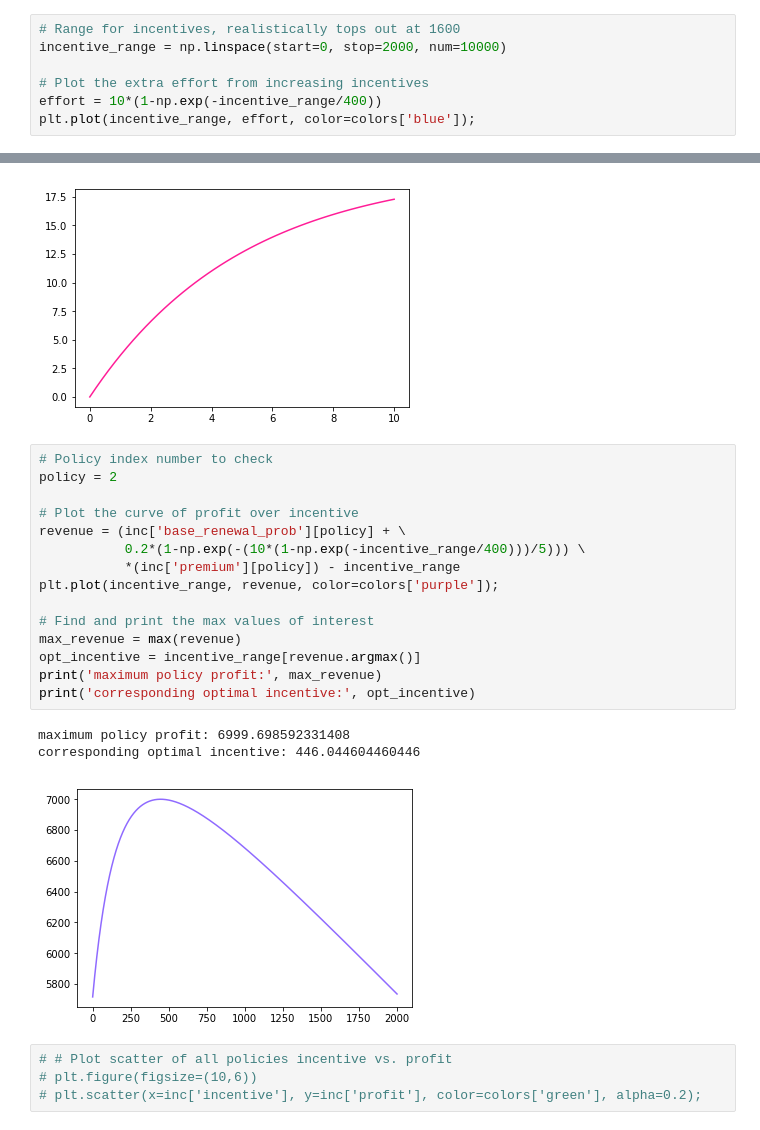
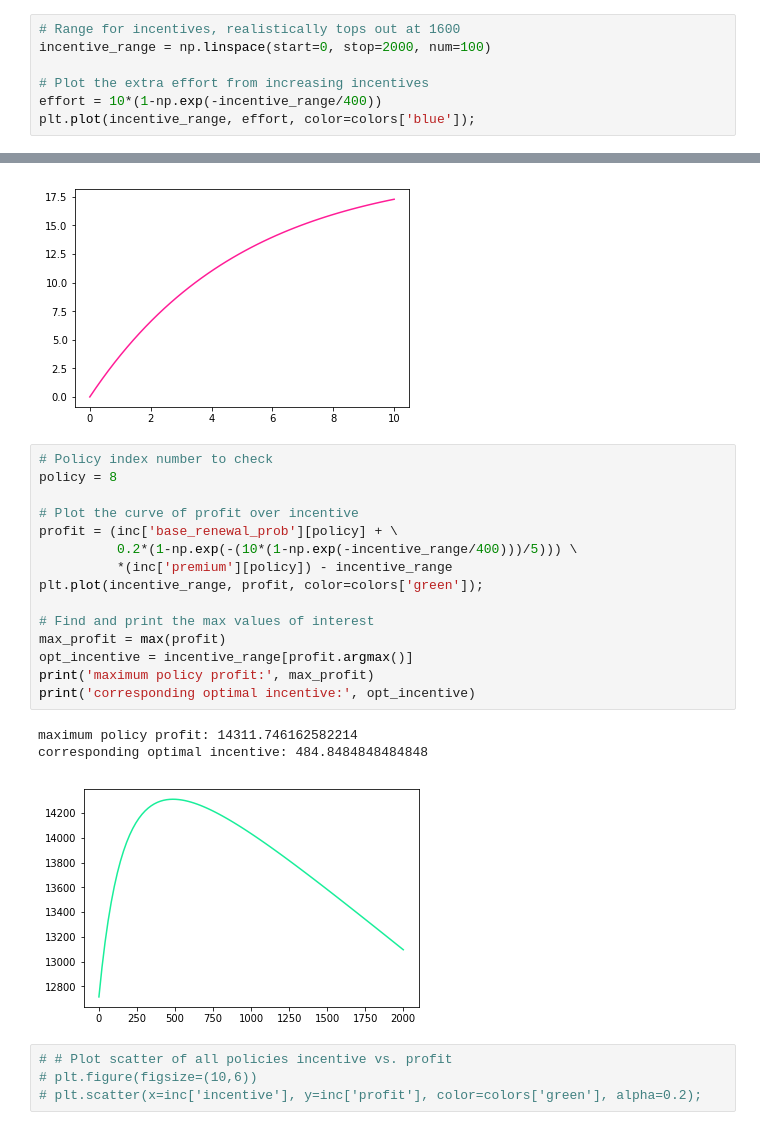
Before and after one commit to dennismattr/mckinsey_hackathon, a Jupyter notebook: mk_hackathon.ipynb, the cells around one changed output, grey strips where cells are left out. Drawn from its saved outputs; the diff is of its cells as text.

Commit message:
updated some charts

```diff
--- a/mk_hackathon.ipynb
+++ b/mk_hackathon.ipynb
@@ -501,7 +501,7 @@ inc.head()
 #### Plots for incentives modeling
 # %%
 # Range for incentives, realistically tops out at 1600
-incentive_range = np.linspace(start=0, stop=2000, num=10000)
+incentive_range = np.linspace(start=0, stop=2000, num=100)
 
 # Plot the extra effort from increasing incentives
 effort = 10*(1-np.exp(-incentive_range/400))
@@ -519,23 +519,23 @@ plt.plot(effort_range, delta_prob, color=colors['pink']);
 [figure]
 # %%
 # Policy index number to check
-policy = 2
+policy = 8
 
 # Plot the curve of profit over incentive
-revenue = (inc['base_renewal_prob'][policy] + \
-           0.2*(1-np.exp(-(10*(1-np.exp(-incentive_range/400)))/5))) \
-           *(inc['premium'][policy]) - incentive_range
-plt.plot(incentive_range, revenue, color=colors['purple']);
+profit = (inc['base_renewal_prob'][policy] + \
+          0.2*(1-np.exp(-(10*(1-np.exp(-incentive_range/400)))/5))) \
+          *(inc['premium'][policy]) - incentive_range
+plt.plot(incentive_range, profit, color=colors['green']);
 
 # Find and print the max values of interest
-max_revenue = max(revenue)
-opt_incentive = incentive_range[revenue.argmax()]
-print('maximum policy profit:', max_revenue)
+max_profit = max(profit)
+opt_incentive = incentive_range[profit.argmax()]
+print('maximum policy profit:', max_profit)
 print('corresponding optimal incentive:', opt_incentive)
 # %% [output]
-maximum policy profit: 6999.698592331408
-corresponding optimal incentive: 446.044604460446
+maximum policy profit: 14311.746162582214
+corresponding optimal incentive: 484.8484848484848
-[figure, old version]
+[figure, new version]
 # %%
 # # Plot scatter of all policies incentive vs. profit
 # plt.figure(figsize=(10,6))
```
Also changed, not shown: parts of 9 cells of this notebook.
